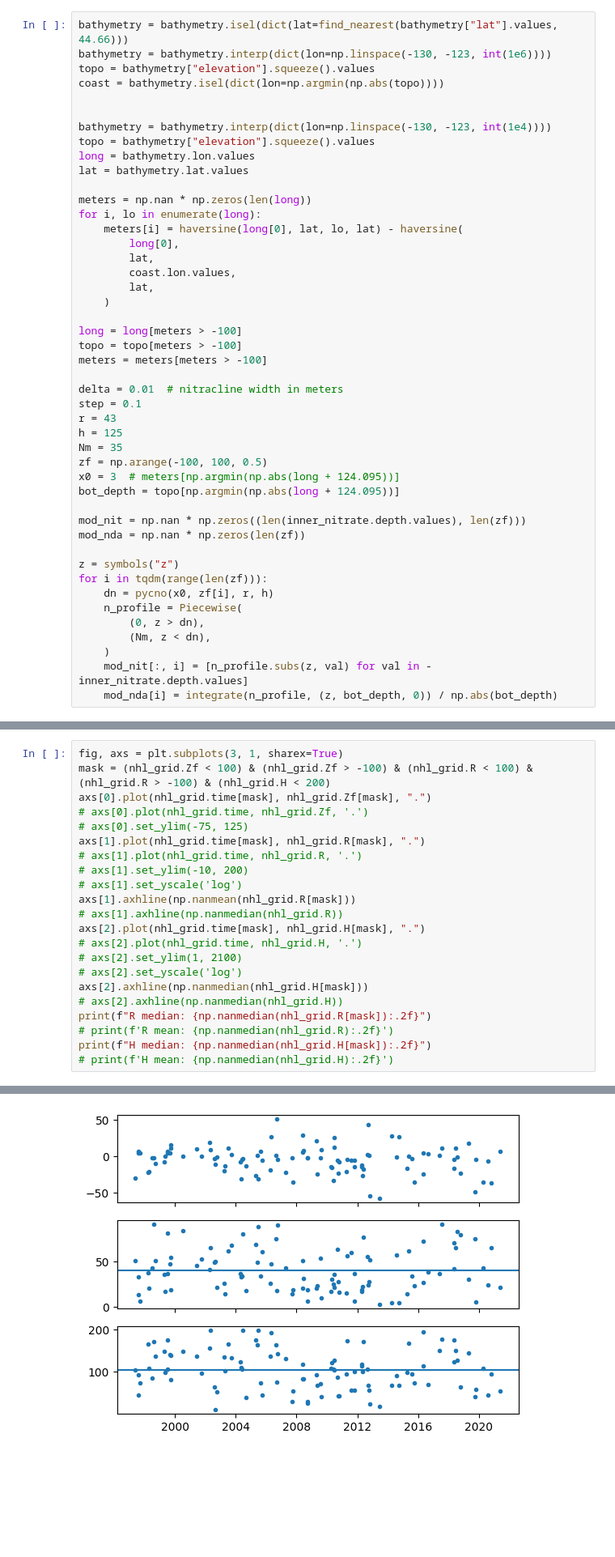
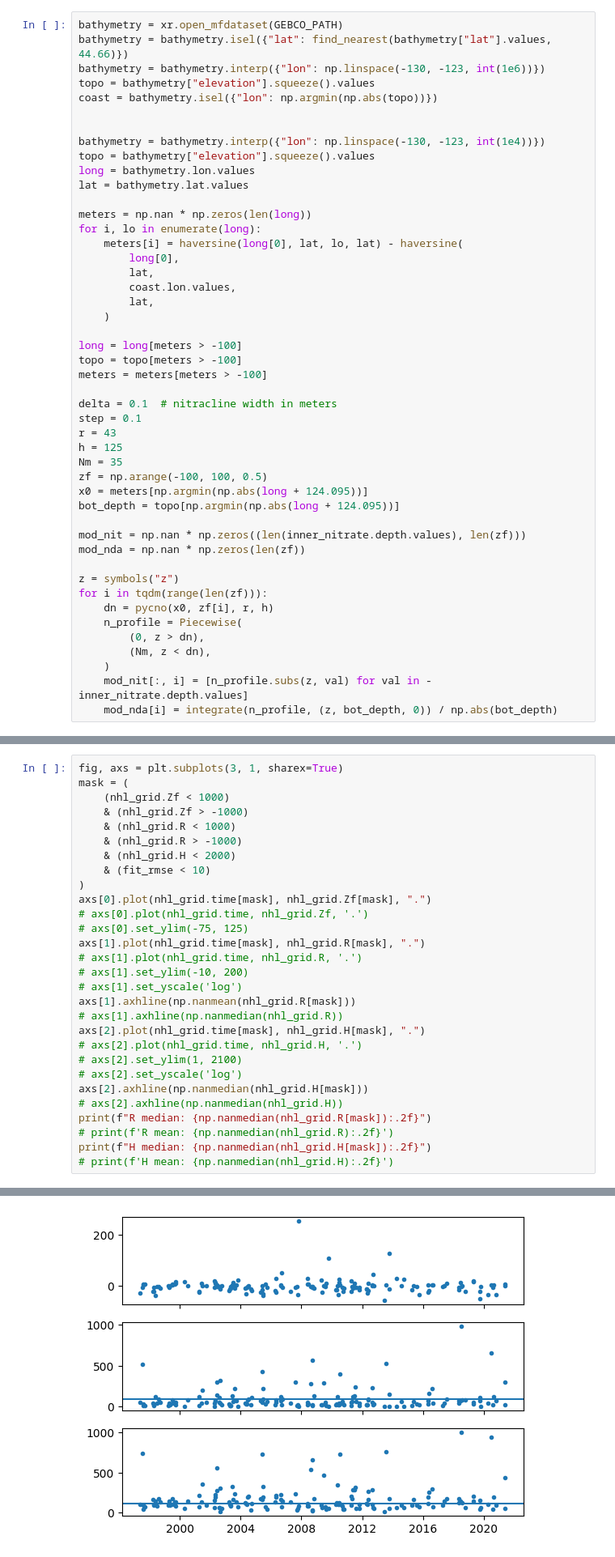
Before and after one commit to andrew-s28/shelf-nitrate-response-to-upwelling, a Jupyter notebook: notebooks/empirical_nitrate_model.ipynb, the cells around one changed output, grey strips where cells are left out. Shown at 81% size. Drawn from its saved outputs; the diff is of its cells as text; blank space fills up the shorter version.

Commit message:
fix error in z_f and w5d fit based on hard-coded value

```diff
--- a/notebooks/empirical_nitrate_model.ipynb
+++ b/notebooks/empirical_nitrate_model.ipynb
@@ -133,13 +152,14 @@ def ws_integrand(tp, t, tau, k, rho=1000):
 # %% [markdown]
 Computes the simple model for nearshore nitrate based on a piecewise function utilizing the Sympy library and then integrates over the depth to get a mean depth averaged nitrate predicted by the model.
 # %%
-bathymetry = bathymetry.isel(dict(lat=find_nearest(bathymetry["lat"].values, 44.66)))
-bathymetry = bathymetry.interp(dict(lon=np.linspace(-130, -123, int(1e6))))
+bathymetry = xr.open_mfdataset(GEBCO_PATH)
+bathymetry = bathymetry.isel({"lat": find_nearest(bathymetry["lat"].values, 44.66)})
+bathymetry = bathymetry.interp({"lon": np.linspace(-130, -123, int(1e6))})
 topo = bathymetry["elevation"].squeeze().values
-coast = bathymetry.isel(dict(lon=np.argmin(np.abs(topo))))
+coast = bathymetry.isel({"lon": np.argmin(np.abs(topo))})
 
 
-bathymetry = bathymetry.interp(dict(lon=np.linspace(-130, -123, int(1e4))))
+bathymetry = bathymetry.interp({"lon": np.linspace(-130, -123, int(1e4))})
 topo = bathymetry["elevation"].squeeze().values
 long = bathymetry.lon.values
 lat = bathymetry.lat.values
@@ -157,13 +177,13 @@ long = long[meters > -100]
 topo = topo[meters > -100]
 meters = meters[meters > -100]
 
-delta = 0.01  # nitracline width in meters
+delta = 0.1  # nitracline width in meters
 step = 0.1
 r = 43
 h = 125
 Nm = 35
 zf = np.arange(-100, 100, 0.5)
-x0 = 3  # meters[np.argmin(np.abs(long + 124.095))]
+x0 = meters[np.argmin(np.abs(long + 124.095))]
 bot_depth = topo[np.argmin(np.abs(long + 124.095))]
 
 mod_nit = np.nan * np.zeros((len(inner_nitrate.depth.values), len(zf)))
@@ -381,7 +420,14 @@ N
 ## Zf, R, H Time Series
 # %%
 fig, axs = plt.subplots(3, 1, sharex=True)
-mask = (nhl_grid.Zf < 100) & (nhl_grid.Zf > -100) & (nhl_grid.R < 100) & (nhl_grid.R > -100) & (nhl_grid.H < 200)
+mask = (
+    (nhl_grid.Zf < 1000)
+    & (nhl_grid.Zf > -1000)
+    & (nhl_grid.R < 1000)
+    & (nhl_grid.R > -1000)
+    & (nhl_grid.H < 2000)
+    & (fit_rmse < 10)
+)
 axs[0].plot(nhl_grid.time[mask], nhl_grid.Zf[mask], ".")
 # axs[0].plot(nhl_grid.time, nhl_grid.Zf, '.')
 # axs[0].set_ylim(-75, 125)
@@ -407,4 +453,4 @@ H median: 105.19
-[figure, old version]
+[figure, new version]
 # %% [markdown]
 ## 25.8 Fit
 # %%
```
Also changed, not shown: parts of 17 cells of this notebook, 1 other file.
